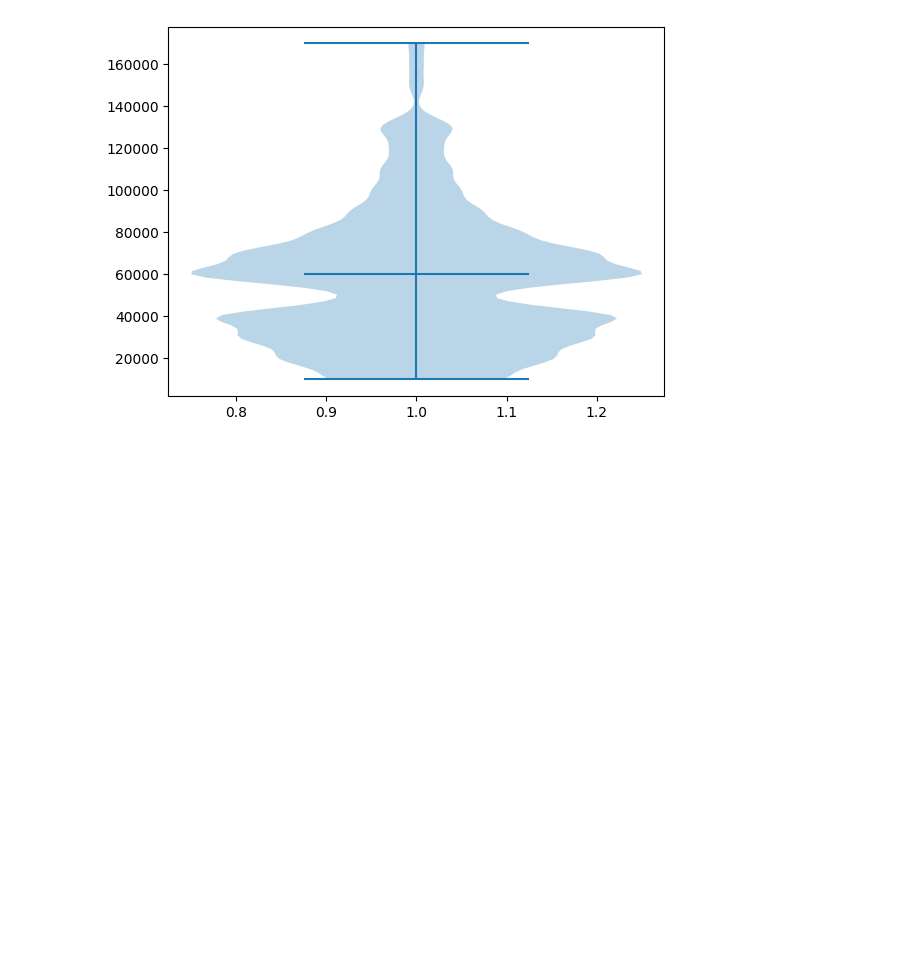
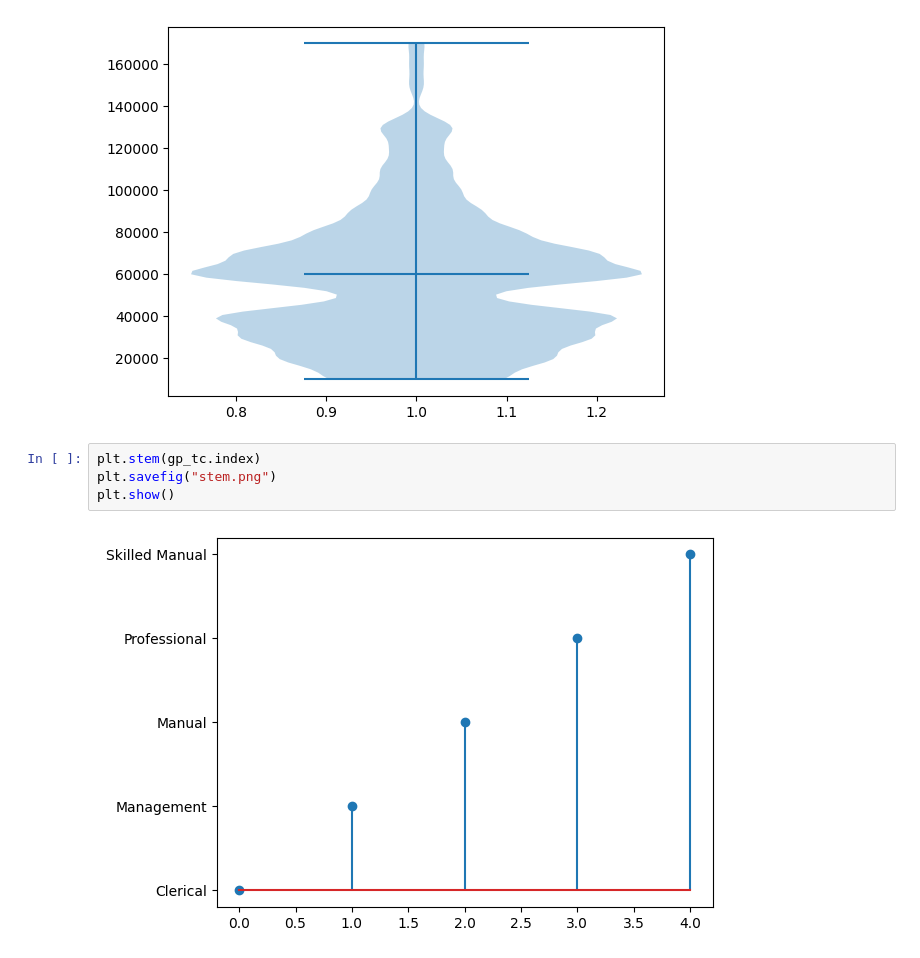
Before and after one commit to AftabQuant/Data-Analysis, a Jupyter notebook: Python Adventures/Jupyter Py/Matplot Lib/Customers Data.ipynb, the cells around one changed output. Saved outputs shown, nothing was run; the diff lists cells and outputs as text; blank space fills up the shorter version.

Commit message:
Data Visualization

```diff
--- a/Python Adventures/Jupyter Py/Matplot Lib/Customers Data.ipynb
+++ b/Python Adventures/Jupyter Py/Matplot Lib/Customers Data.ipynb
@@ -121,3 +121,9 @@ plt.violinplot(df["AnnualIncome"], showmedians = True)
 plt.show()
 # %% [output]
 [figure]
+# %%
+plt.stem(gp_tc.index)
+plt.savefig("stem.png")
+plt.show()
+# %% [output]
+[figure, added]
```
Also changed, not shown: 3 other files.
